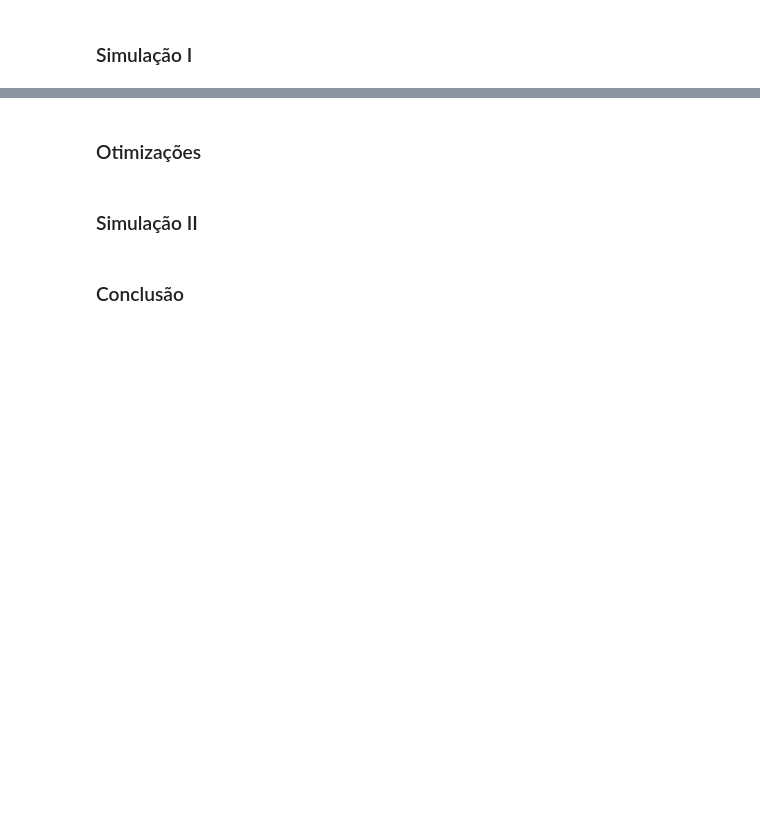
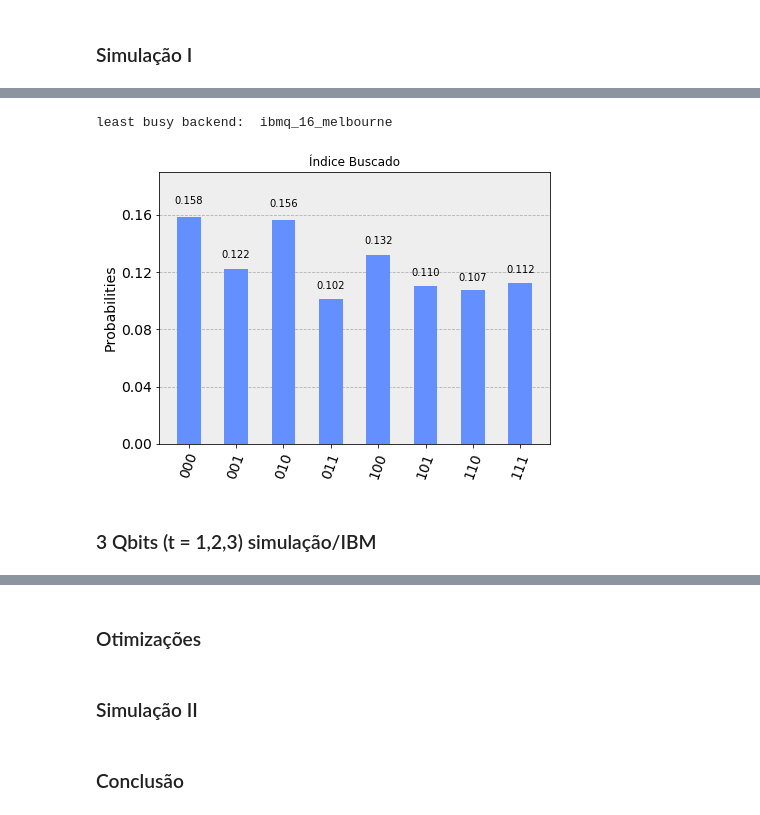
Before and after one commit to debfdias/projCQ, a Jupyter notebook: projCQ.ipynb, the cells around one changed output, grey strips where cells are left out. Saved outputs shown, nothing was run; the diff lists cells and outputs as text; code cells hidden in the pictures; blank space fills up the shorter version.

```diff
--- a/projCQ.ipynb
+++ b/projCQ.ipynb
@@ -155,3 +208,15 @@ plot_histogram(counts)
+# %%
+
+job = execute(circuit, backend, shots = 1024)
+
+result = job.result()
+counts = result.get_counts(circuit)
+plot_histogram(counts, title='Índice Buscado')
+# %% [output]
+least busy backend:  ibmq_16_melbourne
+[figure, added]
 # %%
 
 #circuit.draw(output='mpl')
+# %% [markdown]
+### 3 Qbits (t = 1,2,3) simulação/IBM
```
Also changed, not shown: parts of 21 cells of this notebook.
